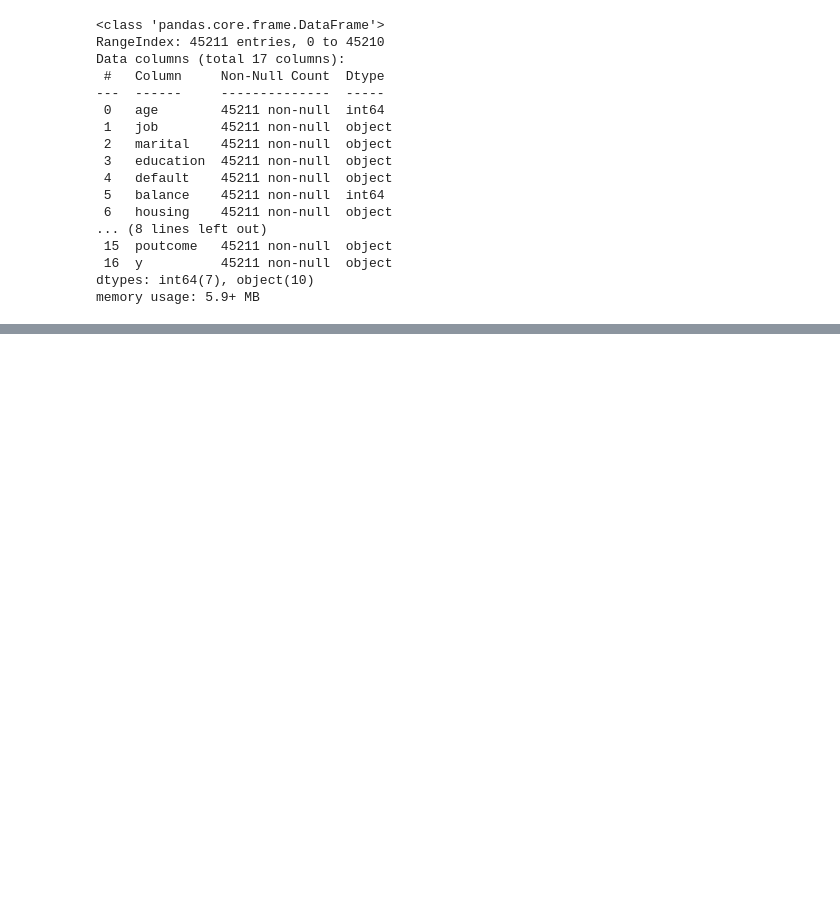
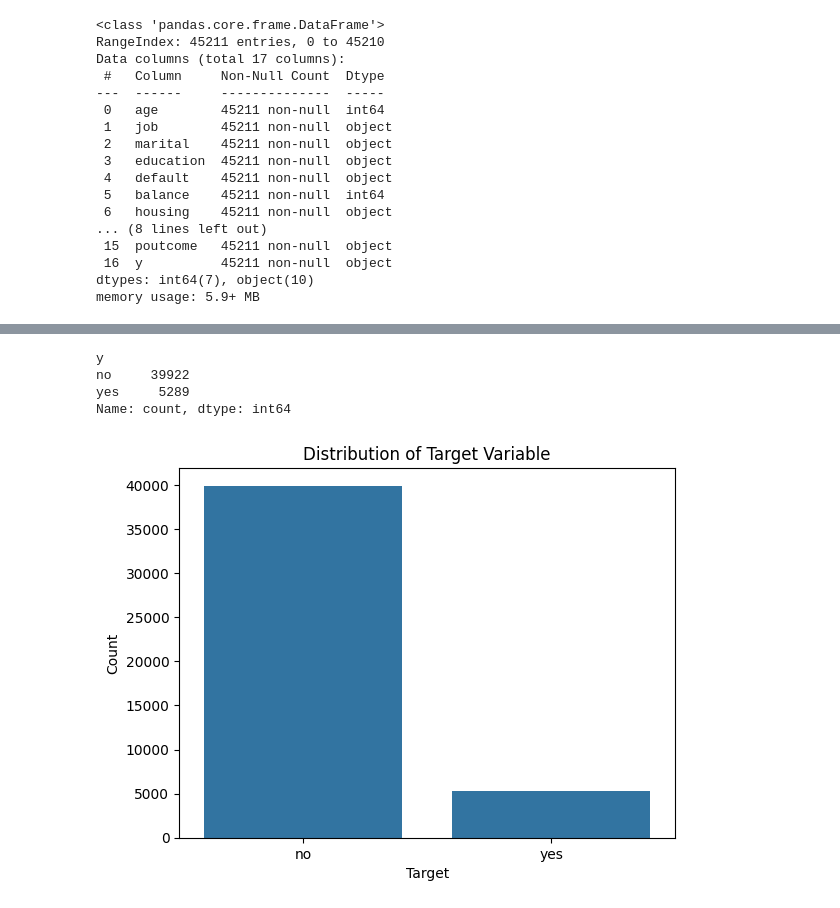
Before and after one commit to ConchaLG/ONLINE_DS_THEBRIDGE_ConchaLopez_Exercises, a Jupyter notebook: 04_Machine_Learning/Sprint_11/Unidad_01/Practica_Obligatoria/18_Practica_Obligatoria_Arboles_de_Decisión_y_Ajuste_de_hiperparámetros.ipynb, the cells around one changed output, grey strips where cells are left out. Cells and saved outputs as stored; diff of their text form; code cells hidden in the pictures; blank space fills up the shorter version.

```diff
--- a/04_Machine_Learning/Sprint_11/Unidad_01/Practica_Obligatoria/18_Practica_Obligatoria_Arboles_de_Decisión_y_Ajuste_de_hiperparámetros.ipynb
+++ b/04_Machine_Learning/Sprint_11/Unidad_01/Practica_Obligatoria/18_Practica_Obligatoria_Arboles_de_Decisión_y_Ajuste_de_hiperparámetros.ipynb
@@ -93,7 +74,7 @@ otros atributos:
 # %%
-data = pd.read_csv('./data/bank-full.csv', sep = ';')
+df = pd.read_csv('./data/bank-full.csv', sep = ';')
 
-data.head()
+df.head()
 # %% [output]
 |  | age | job | marital | education | default | balance | housing | loan | contact | day | month | ... |
 | 0 | 58 | management | married | tertiary | no | 2143 | yes | no | unknown | 5 | may | ... |
@@ -251,0 +126,15 @@ print(f"RMSE del modelo final: {rmse}")
+# %%
+# Distribución del target
+target_count = df['y'].value_counts()
+print(target_count)
+sns.barplot(x=target_count.index, y=target_count.values)
+plt.title('Distribution of Target Variable')
+plt.xlabel('Target')
+plt.ylabel('Count')
+plt.show()
+# %% [output]
+y
+no     39922
+yes     5289
+Name: count, dtype: int64
+[figure, added]
```
Also changed, not shown: parts of 19 cells of this notebook, 21 other files.
